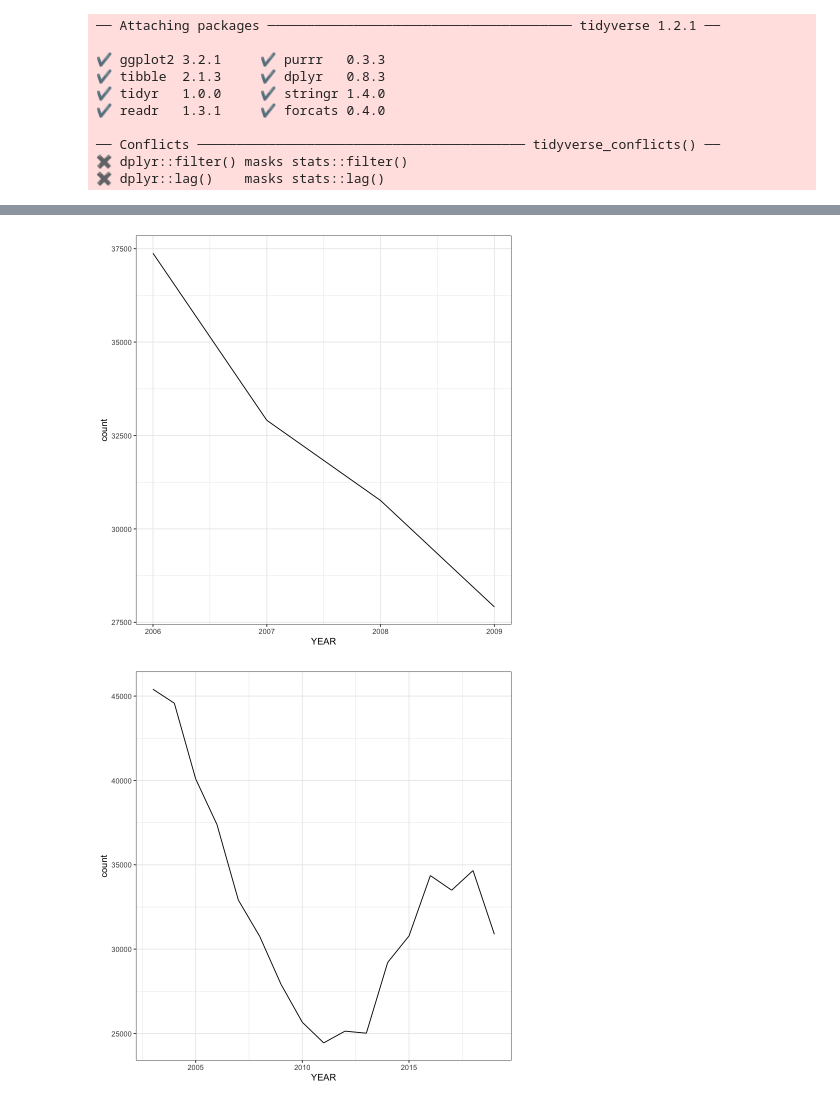
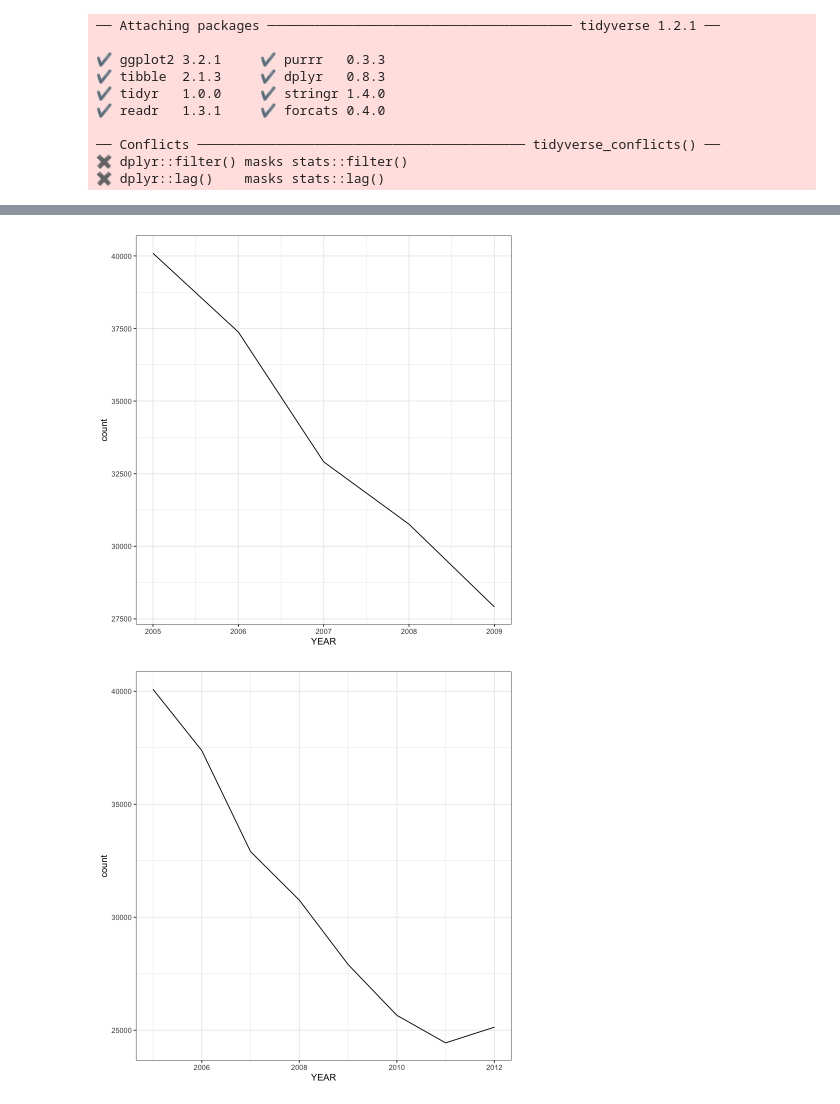
Before and after one commit to tguo9/DSCI-532-Group108-R, a Jupyter notebook: r_line_chart.ipynb, the cells around one changed output, grey strips where cells are left out. Saved outputs shown, nothing was run; the diff lists cells and outputs as text; code cells hidden in the pictures.

Commit message:
add start year and end year

```diff
--- a/r_line_chart.ipynb
+++ b/r_line_chart.ipynb
@@ -37,15 +37,17 @@ cols(
 # %%
 df %>%
     group_by(YEAR) %>%
-    filter(YEAR > 2005 & YEAR < 2010) %>%
+    filter(YEAR >= 2005 & YEAR < 2010) %>%
     mutate(count = length(TYPE)) %>%
     ggplot() +
     geom_line(aes(x=YEAR, y=count)) +
     theme_bw()
 # %% [output]
-[figure, old version]
+[figure, new version]
 # %%
-plot_func <- function(df, neighbourhood, crime, time_scale) {
+plot_func <- function(df, start, end, neighbourhood, crime, time_scale) {
+
+    df <- df %>% filter(YEAR >= start & YEAR <= end)
 
     if (crime == 'ALL') {
         if (neighbourhood == 'ALL') {
@@ -79,6 +81,6 @@ plot_func <- function(df, neighbourhood, crime, time_scale) {
         theme_bw()
 }
 # %%
-plot_func(df, 'ALL', 'ALL', YEAR)
+plot_func(df, 2005, 2012, 'ALL', 'ALL', YEAR)
 # %% [output]
-[figure, old version]
+[figure, new version]
```
